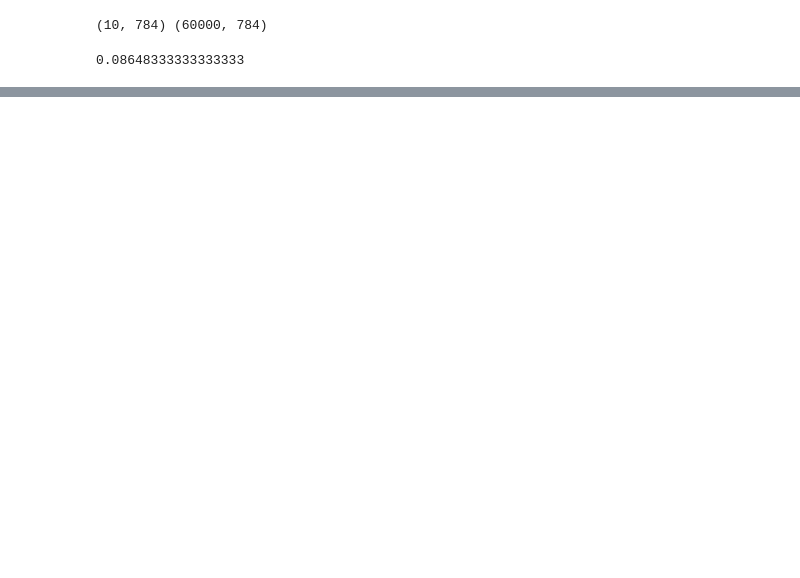
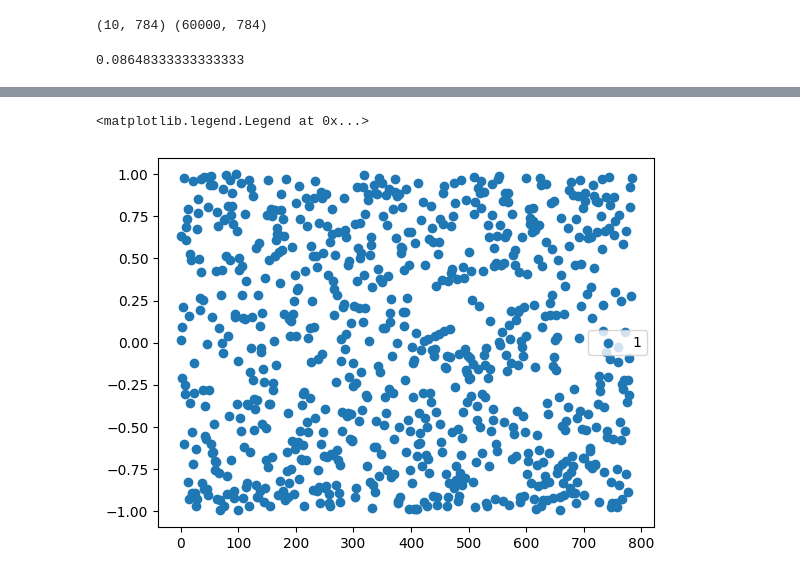
Before and after one commit to aurelienwaite/reverse_search_experiments, a Jupyter notebook: mnist/mnist.ipynb, the cells around one changed output, grey strips where cells are left out. Cells and saved outputs as stored; diff of their text form; code cells hidden in the pictures; blank space fills up the shorter version.

```diff
--- a/mnist/mnist.ipynb
+++ b/mnist/mnist.ipynb
@@ -262,0 +296,11 @@ pq.write_table(polytope_table, "mnist_iter2.parquet")
+# %%
+fig, ax = plt.subplots()
+clazz=2
+for window_size in [1]:
+    averaged = np.tanh(learnt_params[0:window_size,]).sum(axis=0) / window_size
+    #counts, bins = np.histogram(averaged)
+    ax.scatter(range(length),averaged[clazz*length:clazz*length + length], label=f"{window_size}")
+ax.legend()
+# %% [output]
+<matplotlib.legend.Legend at 0x...>
+[figure, added]
```
Also changed, not shown: parts of 10 cells of this notebook, 2 other files.
